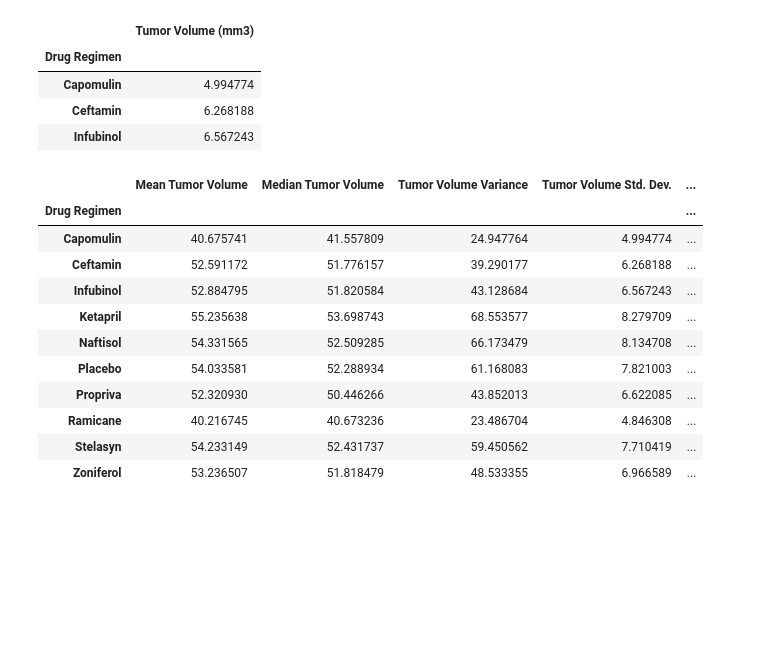
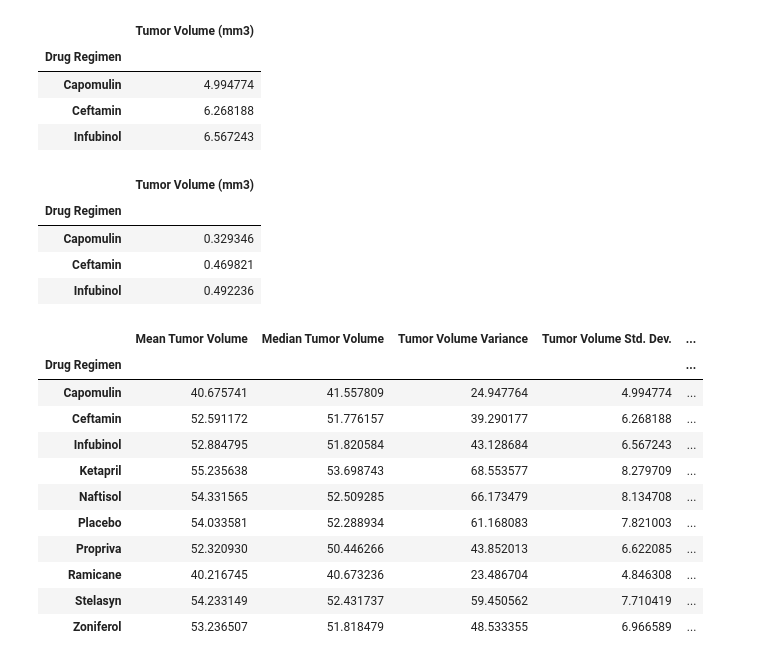
Before and after one commit to Shelf0/Matplot_PDS, a Jupyter notebook: Pymacaeticals_PDS_Main.ipynb, the cells around one changed output. Cells and saved outputs as stored; diff of their text form; code cells hidden in the pictures; blank space fills up the shorter version.

Commit message:
Calculated standard Error

```diff
--- a/Pymacaeticals_PDS_Main.ipynb
+++ b/Pymacaeticals_PDS_Main.ipynb
@@ -192,6 +192,16 @@ standev_df.head(3)
 | Capomulin | 4.994774 |
 | Ceftamin | 6.268188 |
 | Infubinol | 6.567243 |
+# %%
+error_df = starter_df.groupby("Drug Regimen").sem()
+error_df = pd.DataFrame(error_df)
+error_df.head(3)
+# %% [output]
+|  | Tumor Volume (mm3) |
+| Drug Regimen |  |
+| Capomulin | 0.329346 |
+| Ceftamin | 0.469821 |
+| Infubinol | 0.492236 |
 # %%
 # Generate a summary statistics table of mean, median, variance, standard deviation, and SEM of the tumor volume for each regimen
 
```
